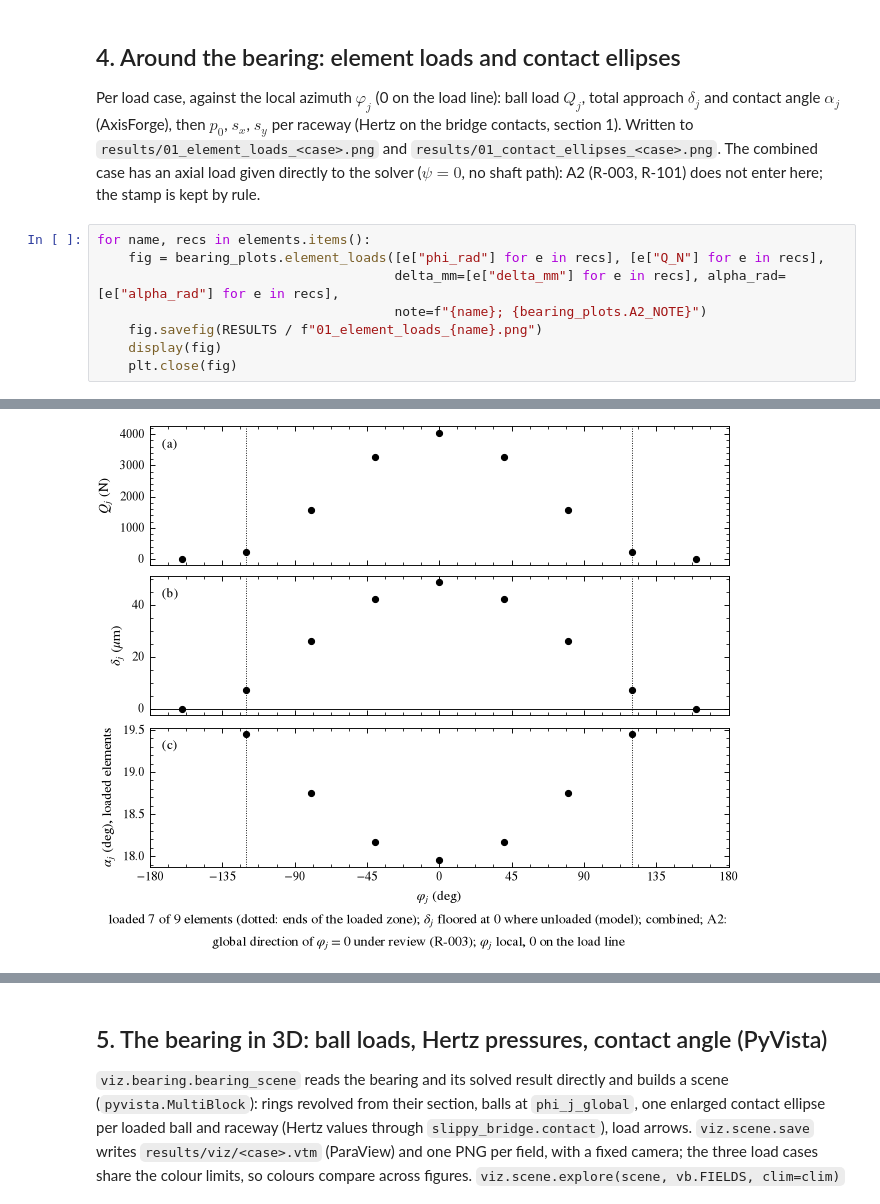
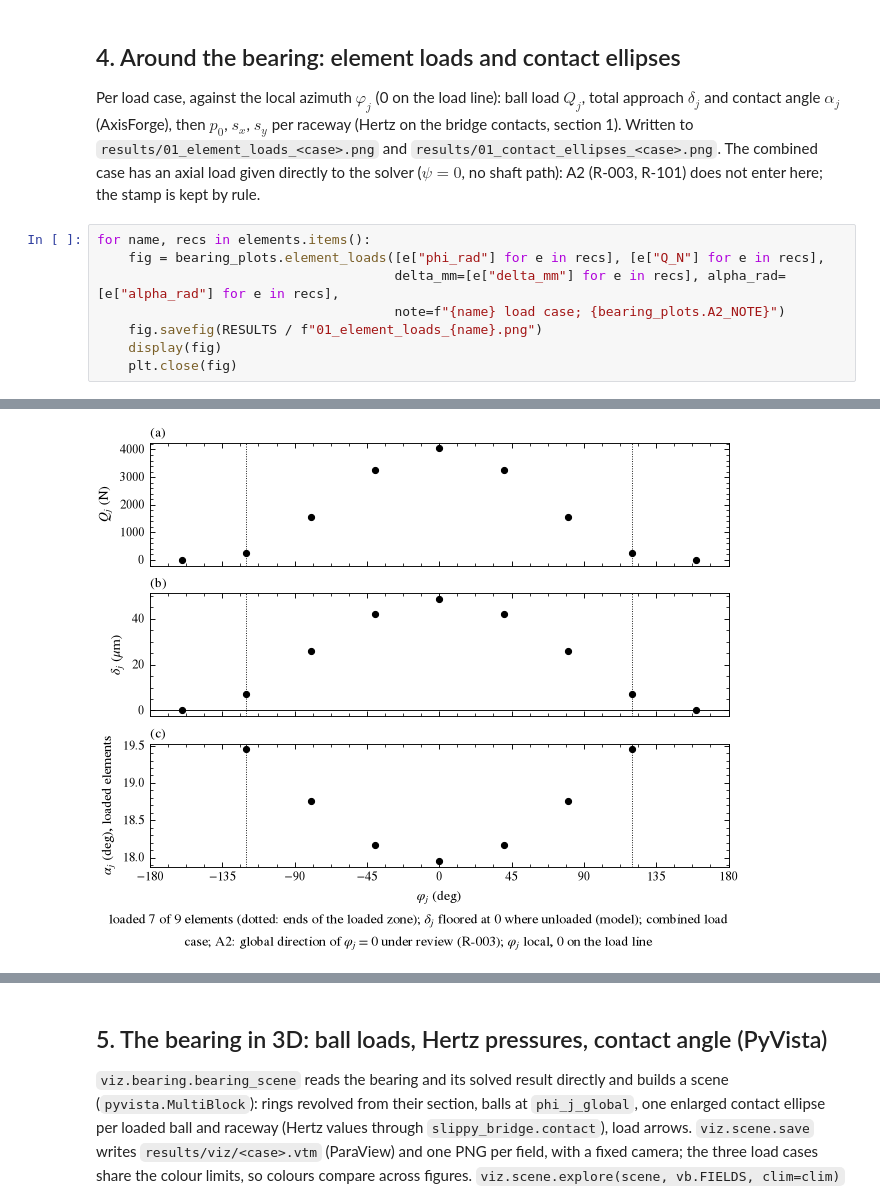
Before and after one commit to JRaposo-m/AxisForge-Design-Studies, a Jupyter notebook: validation/bearings/iso16281_ball_contact/01_contacts_vs_hertz.ipynb, the cells around one changed output, grey strips where cells are left out. Cells and saved outputs as stored; diff of their text form.

```diff
--- a/validation/bearings/iso16281_ball_contact/01_contacts_vs_hertz.ipynb
+++ b/validation/bearings/iso16281_ball_contact/01_contacts_vs_hertz.ipynb
@@ -173,7 +173,7 @@ by rule.
 for name, recs in elements.items():
     fig = bearing_plots.element_loads([e["phi_rad"] for e in recs], [e["Q_N"] for e in recs],
                                       delta_mm=[e["delta_mm"] for e in recs], alpha_rad=[e["alpha_rad"] for e in recs],
-                                      note=f"{name}; {bearing_plots.A2_NOTE}")
+                                      note=f"{name} load case; {bearing_plots.A2_NOTE}")
     fig.savefig(RESULTS / f"01_element_loads_{name}.png")
     display(fig)
     plt.close(fig)
@@ -183,4 +183,4 @@ for name, recs in elements.items():
-[figure, old version]
+[figure, new version]
 # %%
 for name in elements:
     rows = [r for r in contact_records if r["case"] == name]
```
Also changed, not shown: parts of 2 cells of this notebook, 5 other files.
